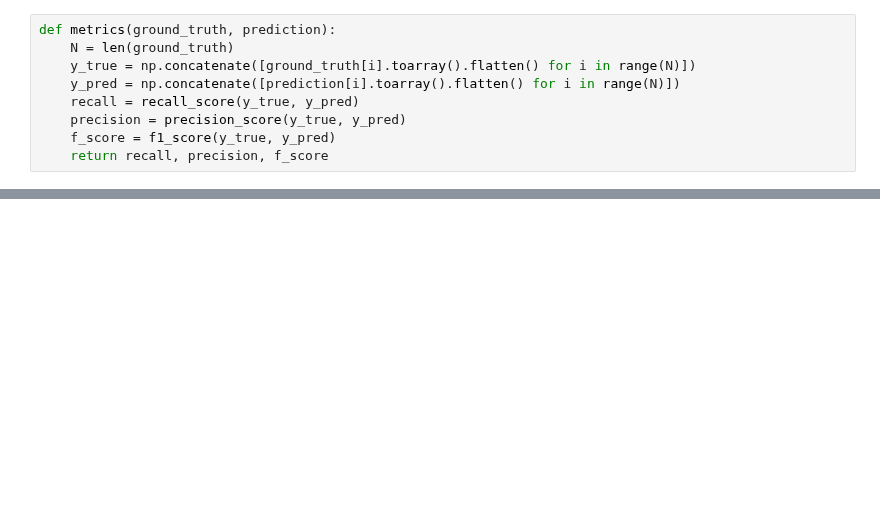
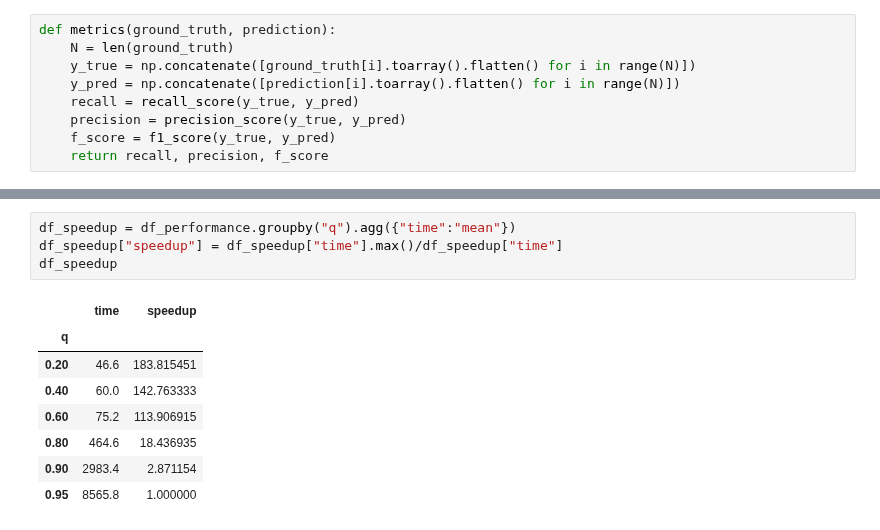
Before and after one commit to dgarridoa/tesis, a Jupyter notebook: dhdp/similarity_analysis.ipynb, the cells around one changed output, grey strips where cells are left out. Drawn from its saved outputs; the diff is of its cells as text; blank space fills up the shorter version.

```diff
--- a/dhdp/similarity_analysis.ipynb
+++ b/dhdp/similarity_analysis.ipynb
@@ -170,0 +250,13 @@ df_results = pd.DataFrame(columns = ["q", "alpha", "zeta", "recall", "precision"
+# %%
+df_speedup = df_performance.groupby("q").agg({"time":"mean"})
+df_speedup["speedup"] = df_speedup["time"].max()/df_speedup["time"]
+df_speedup
+# %% [output]
+|  | time | speedup |
+| q |  |  |
+| 0.20 | 46.6 | 183.815451 |
+| 0.40 | 60.0 | 142.763333 |
+| 0.60 | 75.2 | 113.906915 |
+| 0.80 | 464.6 | 18.436935 |
+| 0.90 | 2983.4 | 2.871154 |
+| 0.95 | 8565.8 | 1.000000 |
```
Also changed, not shown: parts of 13 cells of this notebook.
